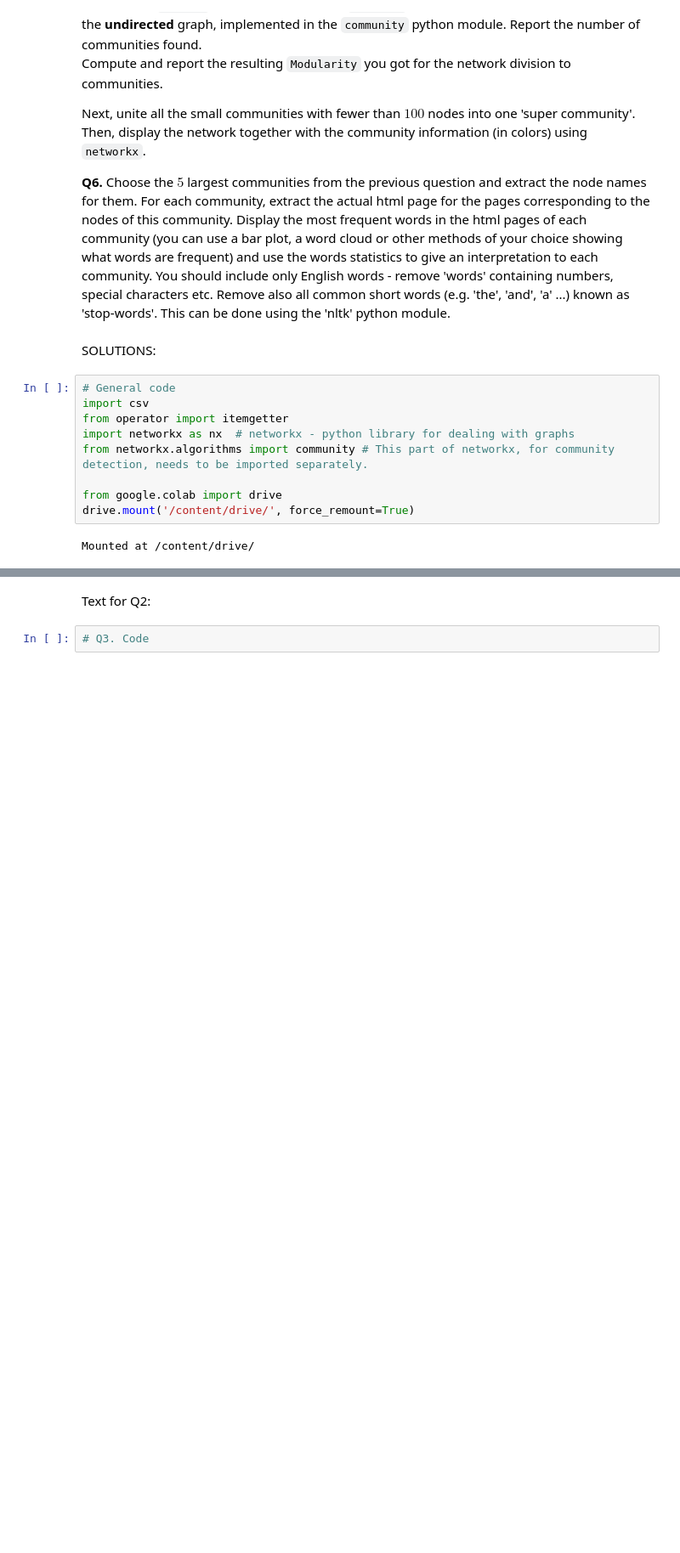
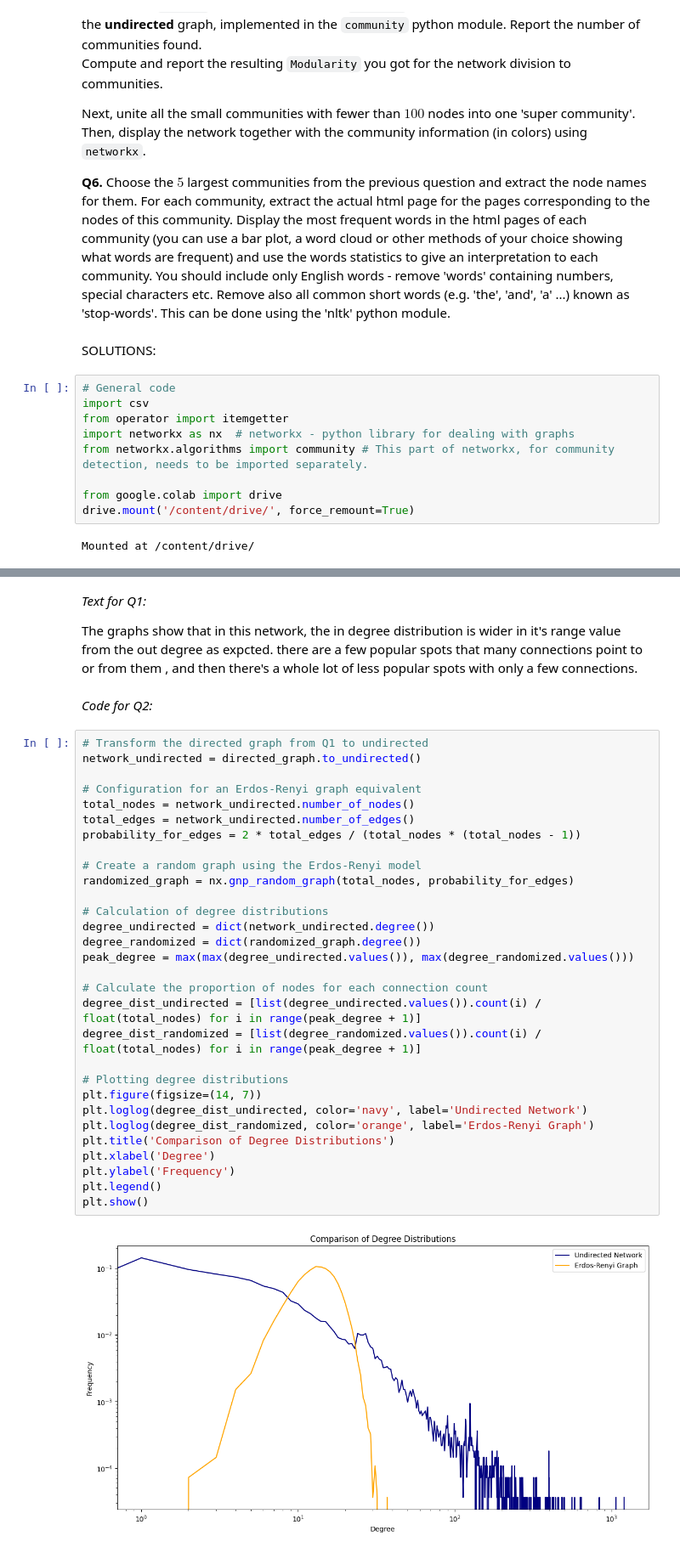
Before and after one commit to idoshalom1997/Big-Data-Mining, a Jupyter notebook: 1-wikipedia-network/wikipedia_network.ipynb, the cells around one changed output, grey strips where cells are left out. Shown at 85% size. Cells and saved outputs as stored; diff of their text form; blank space fills up the shorter version.

```diff
--- a/1-wikipedia-network/wikipedia_network.ipynb
+++ b/1-wikipedia-network/wikipedia_network.ipynb
@@ -87,4 +162,39 @@ Text for Q1:
+# %% [markdown]
+*Text for Q1:*
+
+The graphs show that in this network, the in degree distribution is wider in it's range value from the out degree as expcted.
+there are a few popular spots that many connections point to or from them , and then there's a whole lot of less popular spots with only a few connections.
 # %% [markdown]
-Text for Q2:
+*Code for Q2:*
-# %%
-# Q3. Code
+# %%
+# Transform the directed graph from Q1 to undirected
+network_undirected = directed_graph.to_undirected()
+
+# Configuration for an Erdos-Renyi graph equivalent
+total_nodes = network_undirected.number_of_nodes()
+total_edges = network_undirected.number_of_edges()
+probability_for_edges = 2 * total_edges / (total_nodes * (total_nodes - 1))
+
+# Create a random graph using the Erdos-Renyi model
+randomized_graph = nx.gnp_random_graph(total_nodes, probability_for_edges)
+
+# Calculation of degree distributions
+degree_undirected = dict(network_undirected.degree())
+degree_randomized = dict(randomized_graph.degree())
+peak_degree = max(max(degree_undirected.values()), max(degree_randomized.values()))
+
+# Calculate the proportion of nodes for each connection count
+degree_dist_undirected = [list(degree_undirected.values()).count(i) / float(total_nodes) for i in range(peak_degree + 1)]
+degree_dist_randomized = [list(degree_randomized.values()).count(i) / float(total_nodes) for i in range(peak_degree + 1)]
+
+# Plotting degree distributions
+plt.figure(figsize=(14, 7))
+plt.loglog(degree_dist_undirected, color='navy', label='Undirected Network')
+plt.loglog(degree_dist_randomized, color='orange', label='Erdos-Renyi Graph')
+plt.title('Comparison of Degree Distributions')
+plt.xlabel('Degree')
+plt.ylabel('Frequency')
+plt.legend()
+plt.show()
+# %% [output]
+[figure, added]
```
Also changed, not shown: parts of 24 cells of this notebook.
